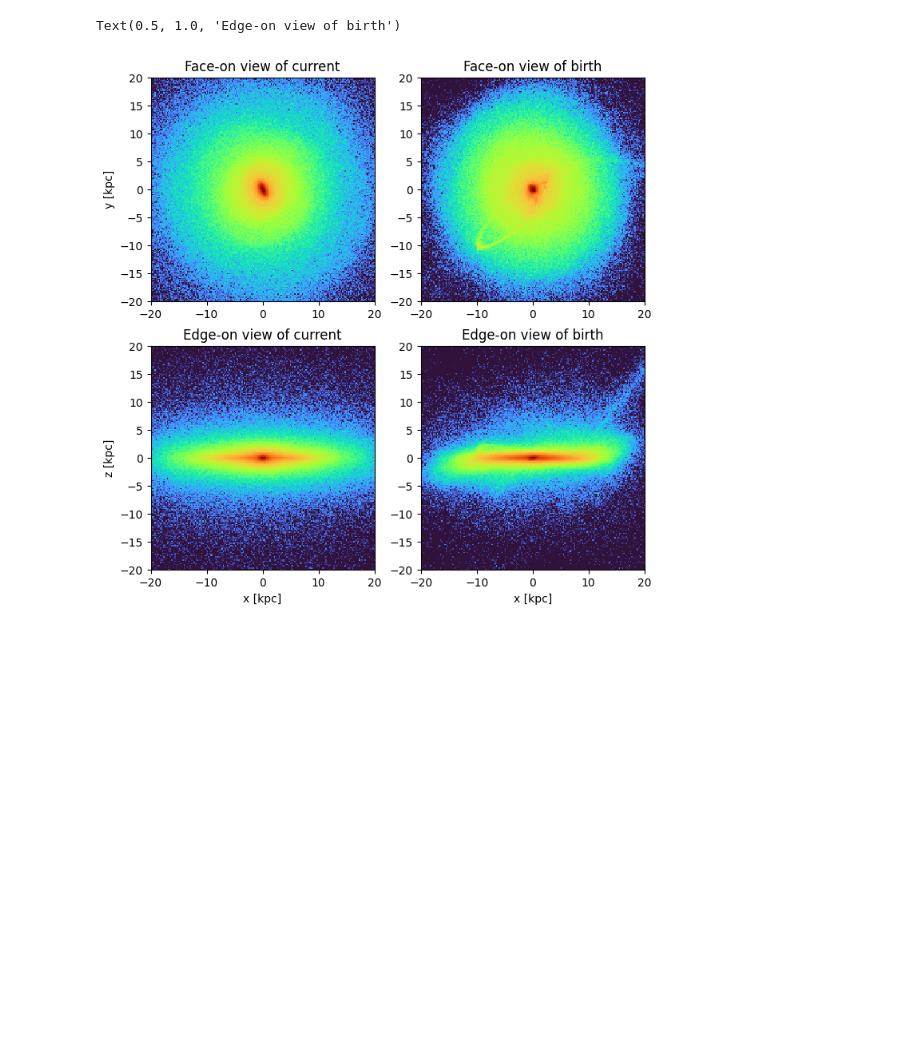
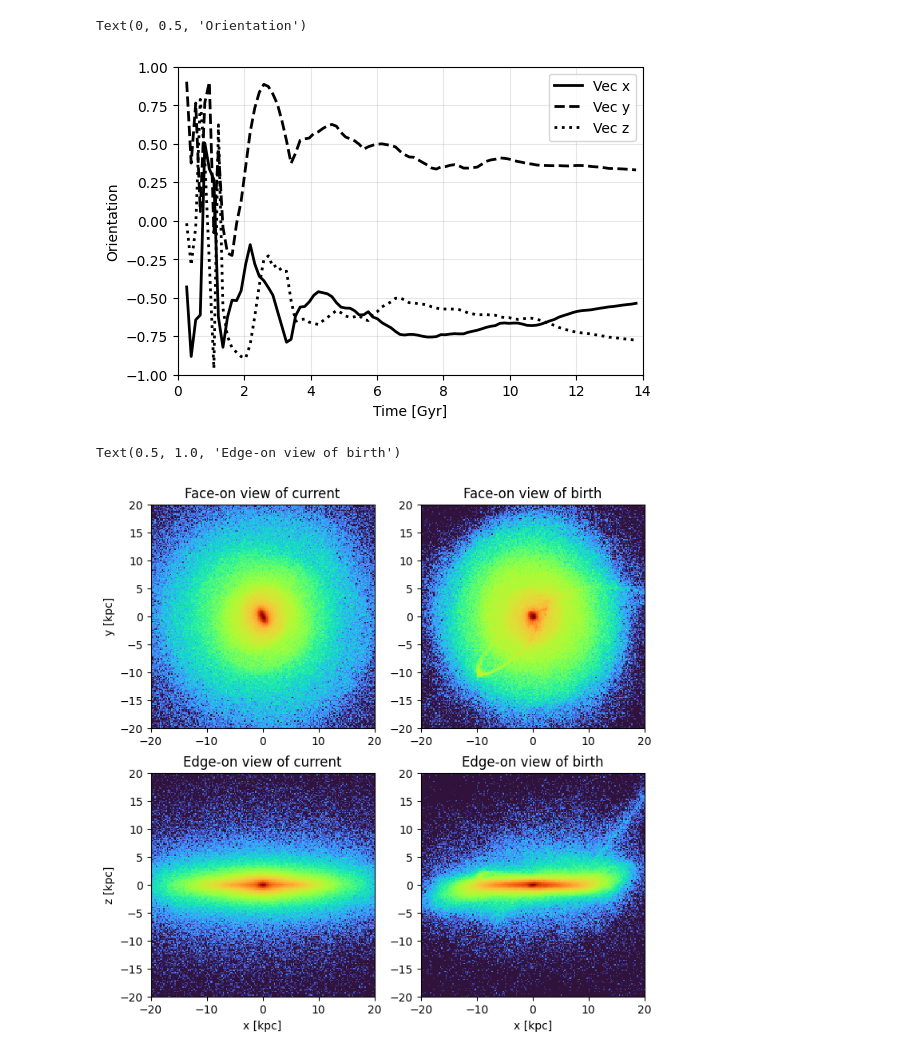
Before and after one commit to GalaxySimAnalytics/GalaxyPose, a Jupyter notebook: examples/quick_start.ipynb, the cells around one changed output. Drawn from its saved outputs; the diff is of its cells as text; code cells hidden in the pictures; blank space fills up the shorter version.

```diff
--- a/examples/quick_start.ipynb
+++ b/examples/quick_start.ipynb
@@ -24,3 +57,17 @@ orbits = GalaxyPoseTrajectory(t, cpos, cvel, angular_momentum=ang_mom, box_size=
+# %%
+plt.figure(figsize=(6, 4))
+plt.plot(t_test, tr[:,2][:, 0], 'k-', linewidth=2, label='Vec x')
+plt.plot(t_test, tr[:,2][:, 1], 'k--', linewidth=2, label='Vec y')
+plt.plot(t_test, tr[:,2][:, 2], 'k:', linewidth=2, label='Vec z')
+plt.ylim(-1,1)
+plt.xlim(0,14)
+plt.legend()
+plt.grid(True, alpha=0.3)
+plt.xlabel("Time [Gyr]")
+plt.ylabel("Orientation")
+# %% [output]
+Text(0, 0.5, 'Orientation')
+[figure, added]
 # %%
 path = '/home/yxi/Simulation/sims/TNG50-1/output'
 snap = 99
```
Also changed, not shown: parts of 6 cells of this notebook, 1 other file.
